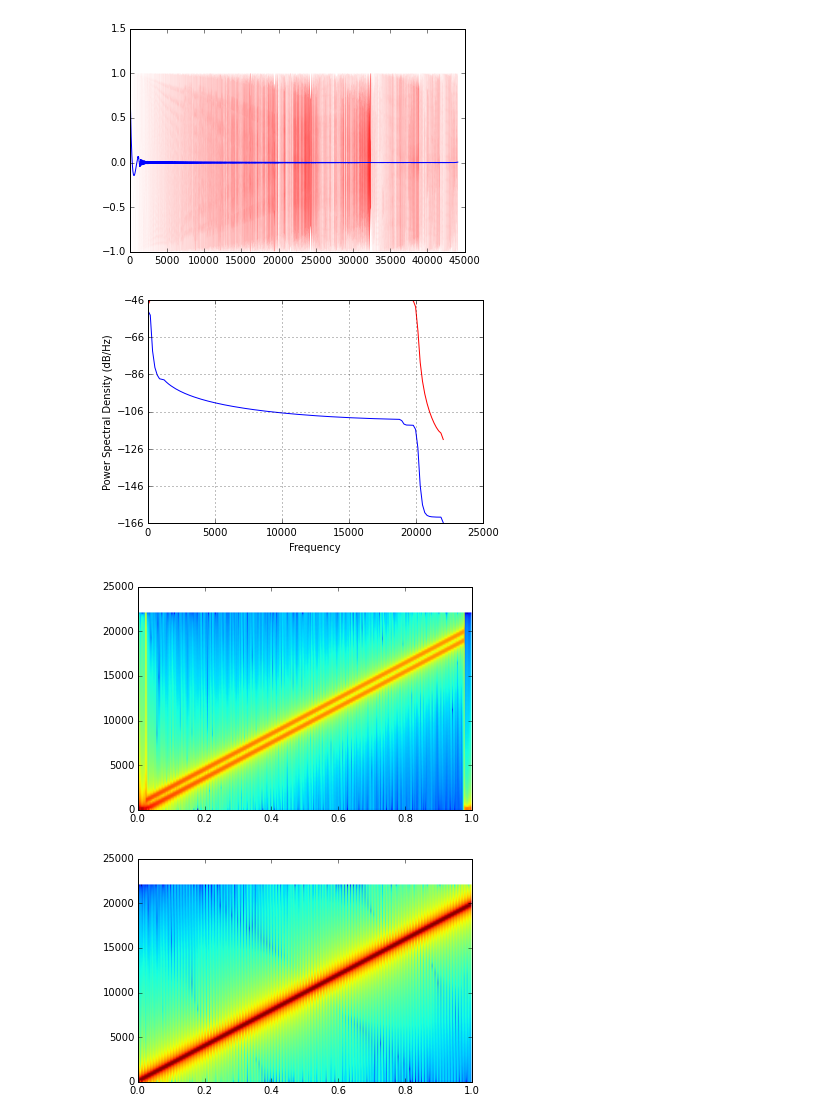
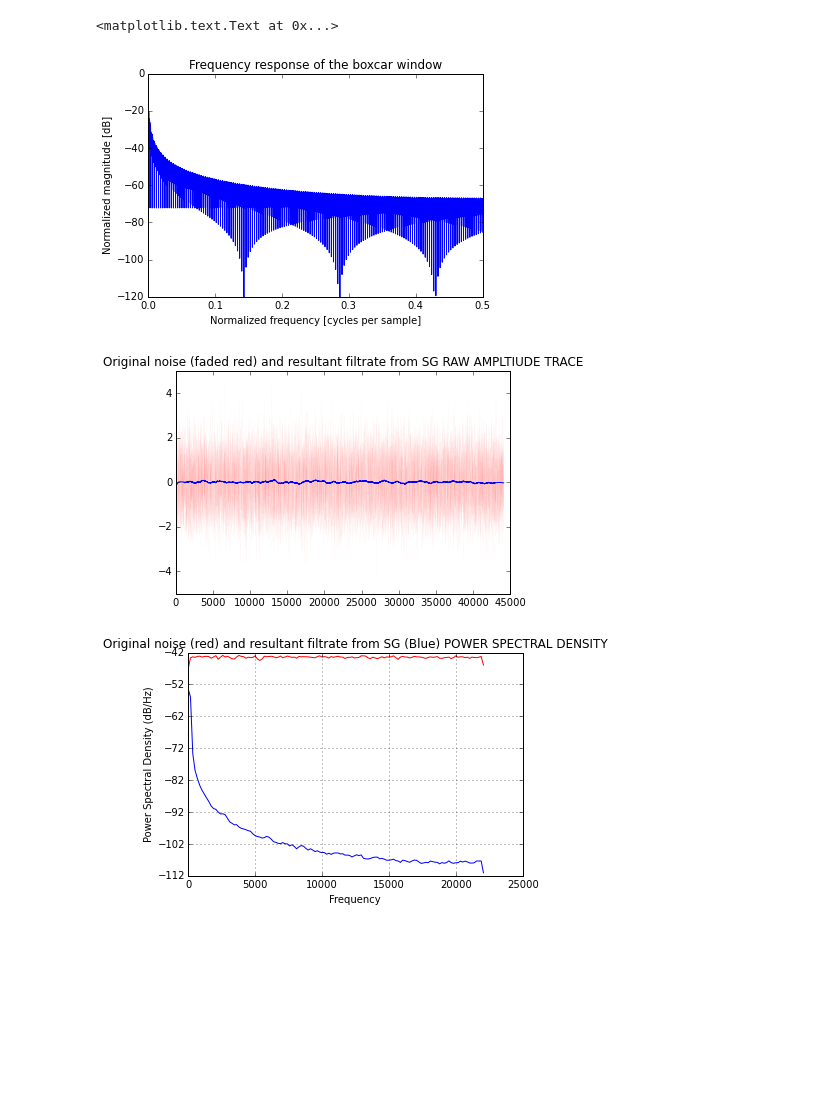
Before and after one commit to BirdMI-UniversityofAuckland/MichaelSandbox, a Jupyter notebook: Creating Filters.ipynb, the cells around one changed output. Cells and saved outputs as stored; diff of their text form; code cells hidden in the pictures; blank space fills up the shorter version.

```diff
--- a/Creating Filters.ipynb
+++ b/Creating Filters.ipynb
@@ -230,16 +237 @@ plt.show()
 [figure]
-# %%
-start_fs = 5000.0 * (2.0 * np.pi)
-stop_fs = 10000.0 * (2.0 * np.pi)
-
-b, a = signal.butter(4, start_fs, 'low', analog = True )
-w, h = signal.freqs(b, a)
-plt.plot(w, 20 * np.log10(abs(h)))
-plt.xscale('log')
-plt.title('Butterworth filter frequency response')
-plt.xlabel('Frequency [Hz]')
-plt.ylabel('Amplitude [dB]')
-plt.margins(0, 0.1)
-plt.grid(which='both', axis='both')
-plt.axvline(5000, color='green') # cutoff frequency
-plt.show()
@@ -249,26 +305,62 @@ plt.show()
+# %%
+"""
+We can observe the frequency response of the boxcar by emulating the code used
+in its exemplar documentation:
+http://scipy.github.io/devdocs/generated/scipy.signal.boxcar.html#scipy.signal.boxcar
+
+Due to the size of our window (2205 samples = 50 ms) , we have to increase the size of the fourier transforms window ,
+So it is viewable in plt.plot() .
+"""
+
+window = signal.boxcar(2205)
+
+plt.figure()
+A = fft.fft(window, 2048*2) / (len(window)/2.0)
+freq = np.linspace(-0.5, 0.5, len(A))
+response = 20 * np.log10(np.abs(fft.fftshift(A / abs(A).max())))
+plt.plot(freq, response)
+plt.axis([0, 0.5, -120, 0])
+plt.title("Frequency response of the boxcar window")
+plt.ylabel("Normalized magnitude [dB]")
+plt.xlabel("Normalized frequency [cycles per sample]")
+
+"""
+As we can see, the shape of the Frequency response fits the Power spectral changes seen in our filtrates.
+"""
+# %% [output]
+<matplotlib.text.Text at 0x...>
+[figure, added]
 # %%
 """
 Savistzky-Golay Filter.
+Good at maintaining peaks hidden in [signal : noise], smoothing, and finding the derivatives of signal.
+Comparing the derivative of neural data might be of interest, change in neural activity might relate
+better than variance or raw amplitude when compared with song.
+
+It makes sense that the SG filter finds rare one off peaks in the signal, as these would occur at a low frequency , and the SG
+filter is designed as predominantly a low pass filter.
 """
 # Sampling Frequency
 Fs = 44100.0
 # Filter time-window size of 50 ms
 window_size = Fs * 0.05
 
-sg_filt = signal.savgol_filter(test_ascending, window_size, 4, deriv=0, delta=1.0, axis=-1, mode='interp', cval=0.0)
+# Signal to test
+STT = test_noise
 
-plt.plot(test_ascending, lw = 0.01, c = 'r')
+
+sg_filt = signal.savgol_filter(STT, window_size, 4, deriv=0, delta=1.0, axis=-1, mode='interp', cval=0.0)
+
+
+plt.plot(STT, lw = 0.01, c = 'r')
 plt.plot(sg_filt, c = 'b')
+plt.title("Original noise (faded red) and resultant filtrate from SG RAW AMPLTIUDE TRACE")
 plt.show()
+
 plt.psd(sg_filt, Fs = Fs, c= 'b')
-plt.psd(test_ascending, Fs = Fs, c = 'r')
+plt.psd(STT, Fs = Fs, c = 'r')
+plt.title("Original noise (red) and resultant filtrate from SG (Blue) POWER SPECTRAL DENSITY")
 plt.show()
-plt.specgram(sg_filt, Fs = Fs)
-plt.show()
-plt.specgram(test_ascending, Fs = Fs)
-plt.show()
 # %% [output]
-[figure, old version]
+[figure, new version]
-[figure, old version]
+[figure, new version]
-[figure, removed]
-[figure, removed]
```
Also changed, not shown: parts of 12 cells of this notebook.
